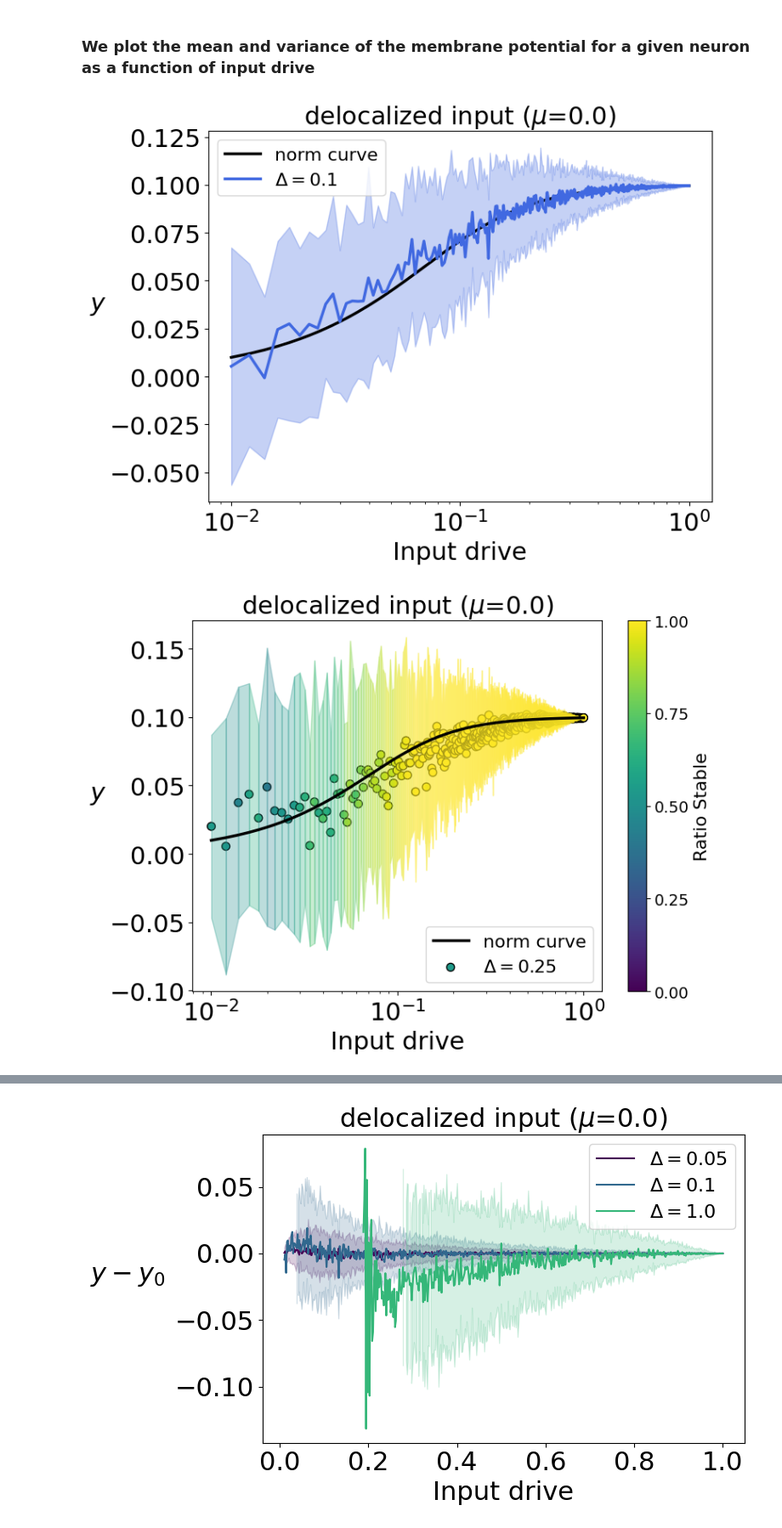
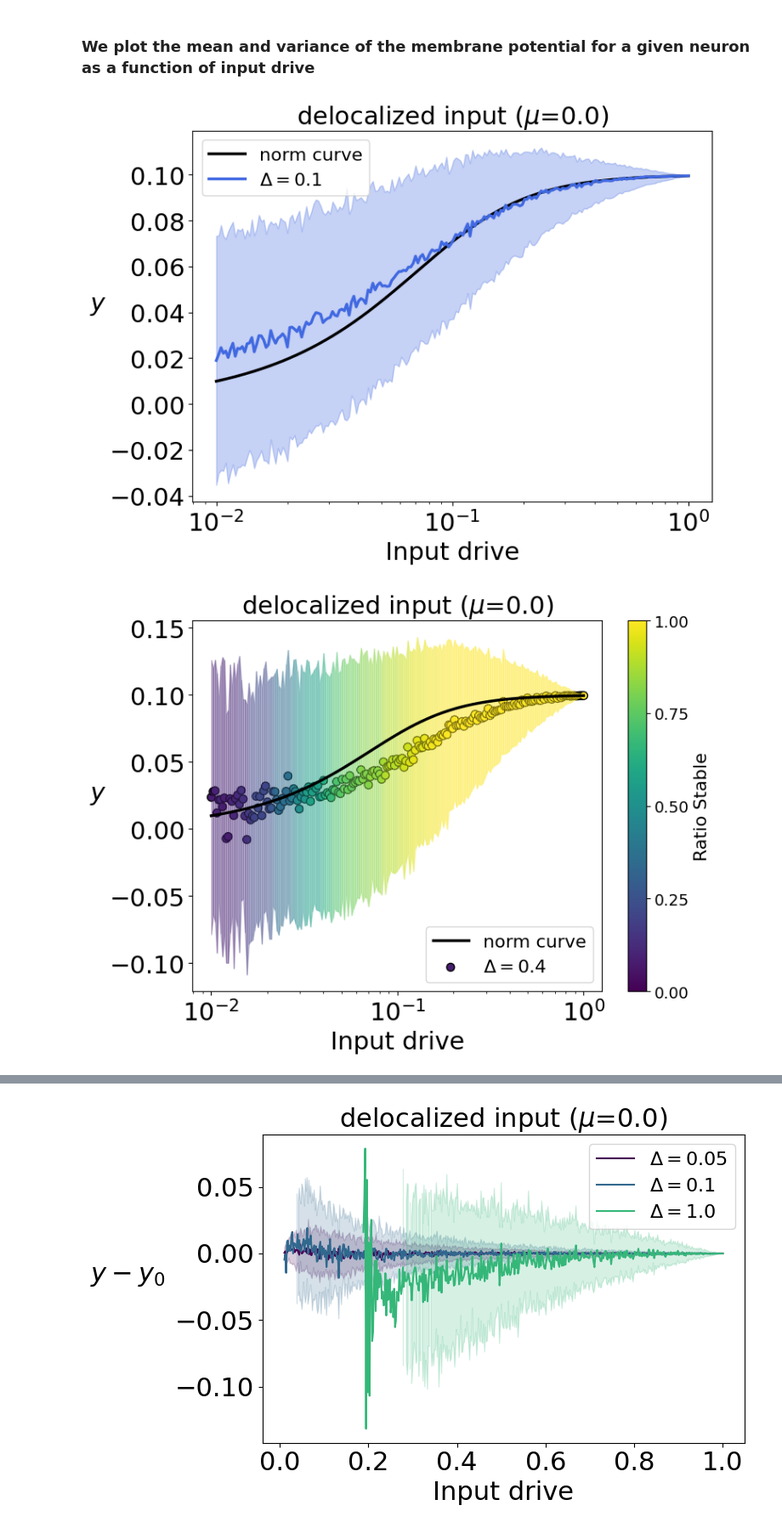
Before and after one commit to shivangrawat/perturbed_organics, a Jupyter notebook: examples/plot_lines_delocalized.ipynb, the cells around one changed output, grey strips where cells are left out. Shown at 85% size. Cells and saved outputs as stored; diff of their text form; code cells hidden in the pictures.

```diff
--- a/examples/plot_lines_delocalized.ipynb
+++ b/examples/plot_lines_delocalized.ipynb
@@ -23,7 +23,7 @@ input_type = 'delocalized'
 # input_type = 'localized'
 mu = "0.0"
 
-folder_path = f'/vast/sr6364/perturbed_organics/data/curves/{input_type}/'
+folder_path = f'/vast/sr6364/perturbed_organics/data/curves1/{input_type}/'
 # %%
 # This dictionary will map each tensor name (file name without .pt)
 # to a dictionary that maps deltaval values to the loaded tensor.
@@ -141,7 +141,7 @@ plt.tight_layout()
 # plt.savefig(f'../figures/fig2/fig2_4.png', bbox_inches='tight')
 plt.show()
 # %% [output]
-[figure, old version]
+[figure, new version]
 # %%
 plt.figure(figsize=(8, 6))
 
@@ -151,7 +151,7 @@ norm = plt.Normalize(vmin=0, vmax=1)
 
 # Get all the delta values and sort them (assuming they are numeric)
 # delta_keys = sorted(actual_fp_y_dict.keys())
-delta_keys = [0.25]
+delta_keys = [0.4]
 min_delta = min(delta_keys)
 max_delta = max(delta_keys)
 
@@ -180,34 +180,34 @@ for i, delta_val in enumerate(delta_keys):
     # Removed edgecolor to prevent overlapping borders from darkening the color.
     sc = plt.scatter(x, y_mean, c=r_stable, cmap=cmap, norm=norm, s=50,
                      label=f"$\\Delta = {delta_val}$", edgecolors='k')
 
     # For the envelope, loop over consecutive pairs of points to fill between the mean ± std
     for j in range(len(x) - 1):
         seg_x = x[j:j+2]
         seg_y_lower = y_mean[j:j+2] - y_std[j:j+2]
         seg_y_upper = y_mean[j:j+2] + y_std[j:j+2]
         avg_ratio = np.mean(r_stable[j:j+2])
         seg_color = cmap(norm(avg_ratio))
         plt.fill_between(seg_x, seg_y_lower, seg_y_upper, color=seg_color, alpha=0.3)
 
 # Add a colorbar for the scatter plot (showing ratio_stable from 0 to 1)
 cbar = plt.colorbar(sc, ticks=np.linspace(0, 1, 5))
 cbar.set_label("Ratio Stable", fontsize=16)
 cbar.ax.tick_params(labelsize=14)
 
 plt.xlabel('Input drive', fontsize=22)
 plt.ylabel(r"$y$", fontsize=22, rotation=0, labelpad=10)
 plt.title(f"{input_type} input ($\\mu$={mu})", fontsize=22)
 plt.xscale('log')
 plt.legend(fontsize=16, loc='lower right')
 plt.xticks(fontsize=22)
 plt.yticks(fontsize=22)
 plt.tight_layout()
 plt.savefig(f'../figures/fig2/fig2_{input_type}_{delta_val}.png', bbox_inches='tight')
 plt.savefig(f'../figures/fig2/fig2_{input_type}_{delta_val}.svg', format='svg', bbox_inches='tight', dpi=300)
 plt.show()
 # %% [output]
-[figure, old version]
+[figure, new version]
 # %%
 plt.figure(figsize=(8, 6))
 
```
Also changed, not shown: parts of 1 cell of this notebook, 3 other files.
